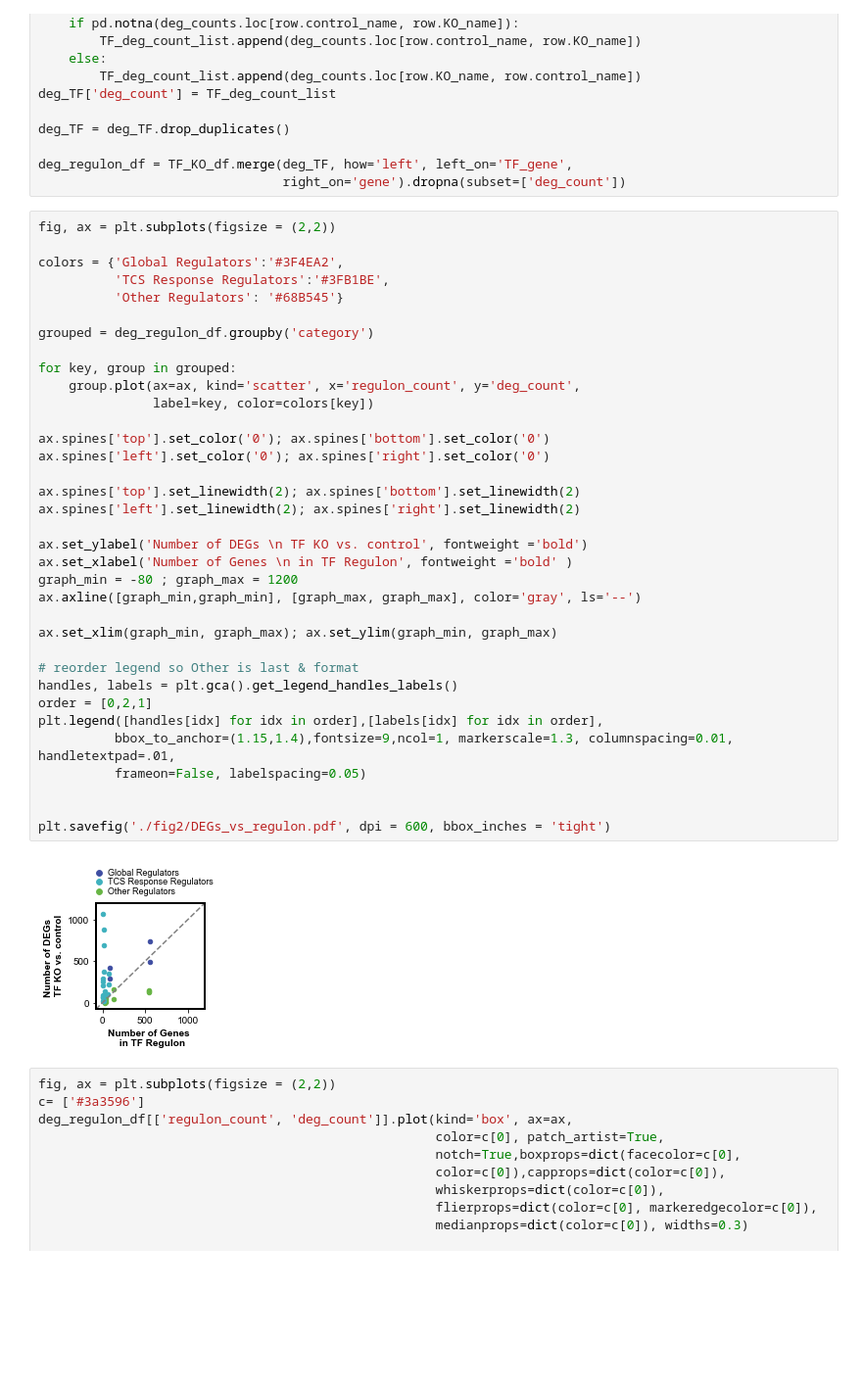
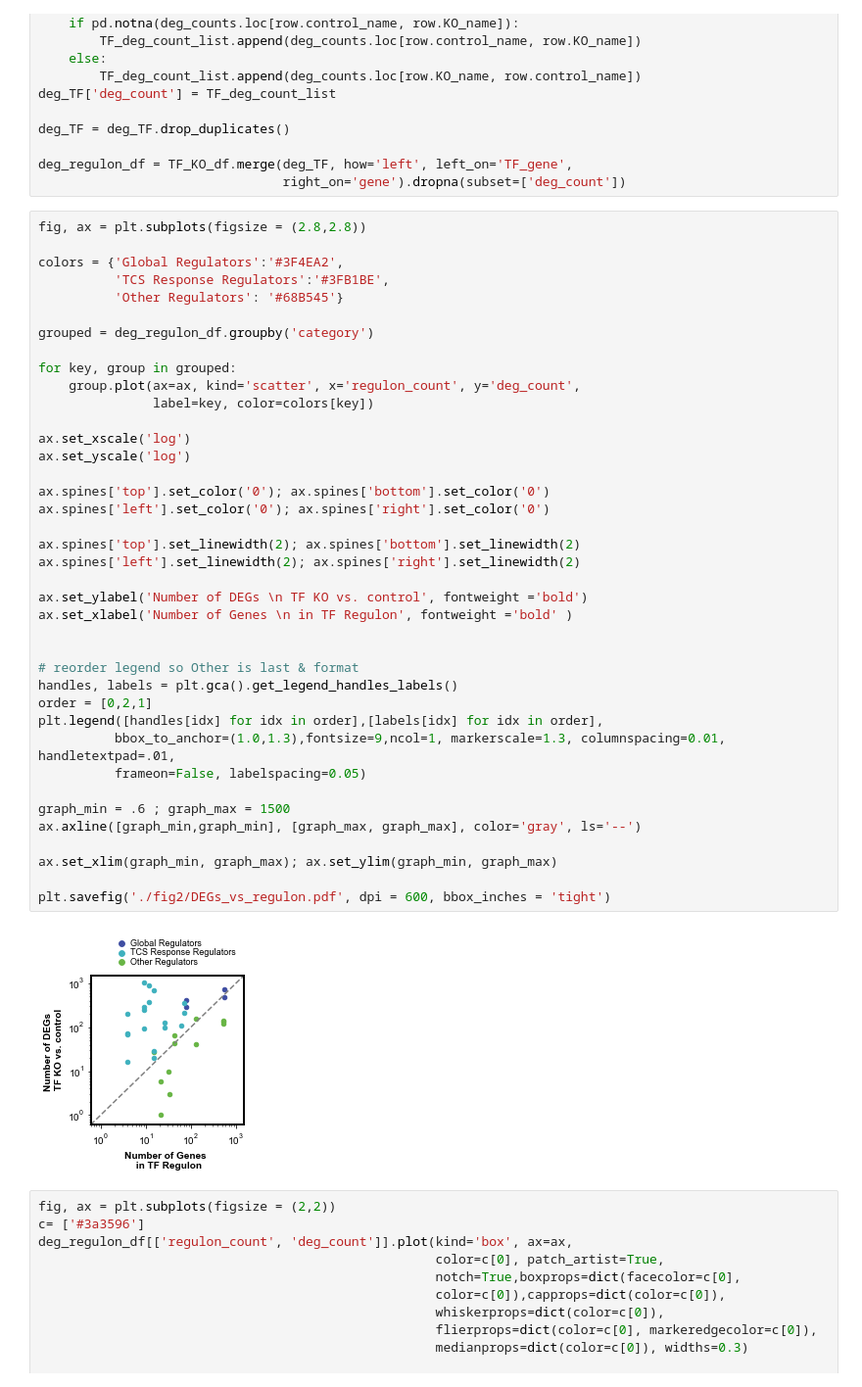
Before and after one commit to SBRG/precise2, a Jupyter notebook: notebooks/figure2_genes.ipynb, the cells around one changed output. Shown at 98% size. Drawn from its saved outputs; the diff is of its cells as text; blank space fills up the shorter version.

Commit message:
adjusted to log-log scale for Figure 2D

```diff
--- a/notebooks/figure2_genes.ipynb
+++ b/notebooks/figure2_genes.ipynb
@@ -373,42 +373,46 @@ deg_TF = deg_TF.drop_duplicates()
 deg_regulon_df = TF_KO_df.merge(deg_TF, how='left', left_on='TF_gene',
                                 right_on='gene').dropna(subset=['deg_count'])
 # %%
-fig, ax = plt.subplots(figsize = (2,2))
+fig, ax = plt.subplots(figsize = (2.8,2.8))
 
 colors = {'Global Regulators':'#3F4EA2',
           'TCS Response Regulators':'#3FB1BE',
           'Other Regulators': '#68B545'}
 
 grouped = deg_regulon_df.groupby('category')
 
 for key, group in grouped:
     group.plot(ax=ax, kind='scatter', x='regulon_count', y='deg_count',
                label=key, color=colors[key])
 
+ax.set_xscale('log')
+ax.set_yscale('log')
+
 ax.spines['top'].set_color('0'); ax.spines['bottom'].set_color('0')
 ax.spines['left'].set_color('0'); ax.spines['right'].set_color('0')
 
 ax.spines['top'].set_linewidth(2); ax.spines['bottom'].set_linewidth(2)
 ax.spines['left'].set_linewidth(2); ax.spines['right'].set_linewidth(2)
 
 ax.set_ylabel('Number of DEGs \n TF KO vs. control', fontweight ='bold')
 ax.set_xlabel('Number of Genes \n in TF Regulon', fontweight ='bold' )
-graph_min = -80 ; graph_max = 1200
-ax.axline([graph_min,graph_min], [graph_max, graph_max], color='gray', ls='--')
 
-ax.set_xlim(graph_min, graph_max); ax.set_ylim(graph_min, graph_max)
 
 # reorder legend so Other is last & format
 handles, labels = plt.gca().get_legend_handles_labels()
 order = [0,2,1]
 plt.legend([handles[idx] for idx in order],[labels[idx] for idx in order],
-          bbox_to_anchor=(1.15,1.4),fontsize=9,ncol=1, markerscale=1.3, columnspacing=0.01, handletextpad=.01,
+          bbox_to_anchor=(1.0,1.3),fontsize=9,ncol=1, markerscale=1.3, columnspacing=0.01, handletextpad=.01,
           frameon=False, labelspacing=0.05)
 
+graph_min = .6 ; graph_max = 1500
+ax.axline([graph_min,graph_min], [graph_max, graph_max], color='gray', ls='--')
+
+ax.set_xlim(graph_min, graph_max); ax.set_ylim(graph_min, graph_max)
 
 plt.savefig('./fig2/DEGs_vs_regulon.pdf', dpi = 600, bbox_inches = 'tight')
 # %% [output]
-[figure, old version]
+[figure, new version]
 # %%
 fig, ax = plt.subplots(figsize = (2,2))
 c= ['#3a3596']
```
Also changed, not shown: parts of 1 cell of this notebook, 9 other files.
